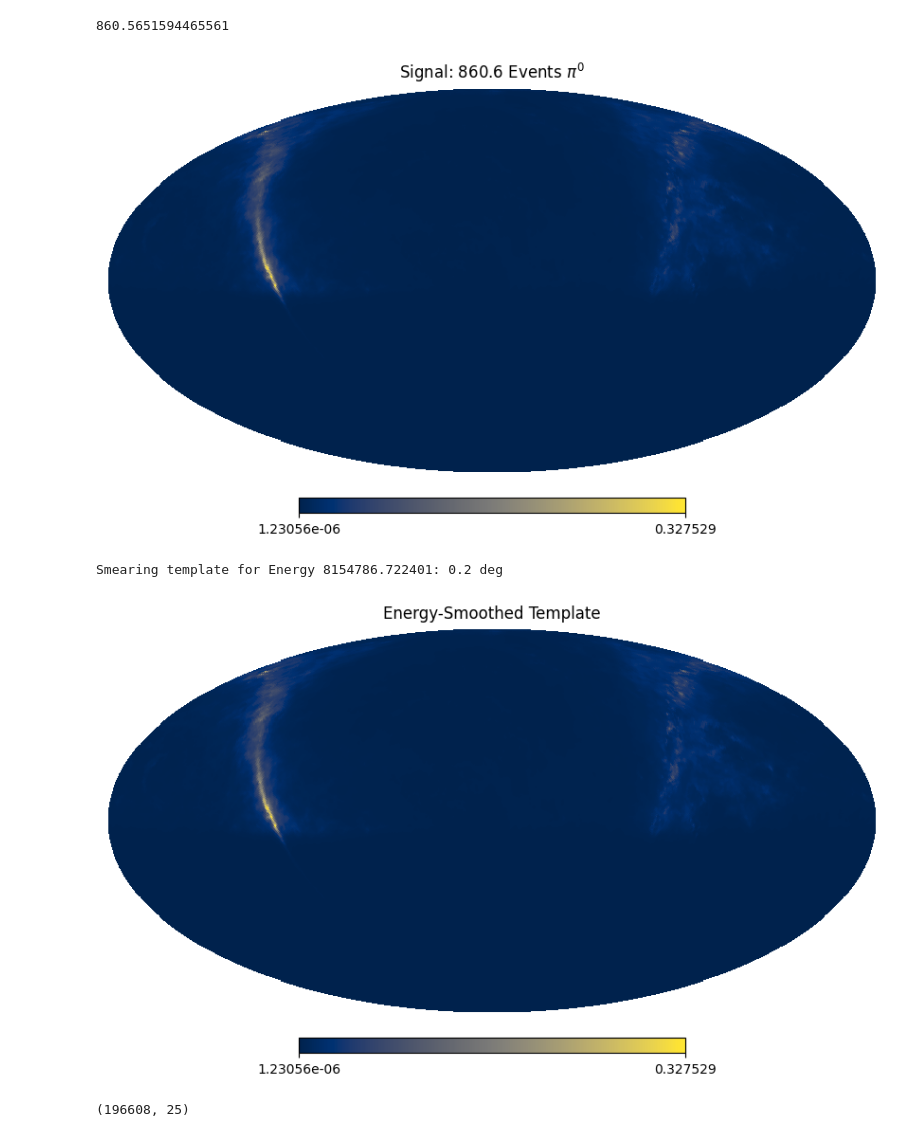
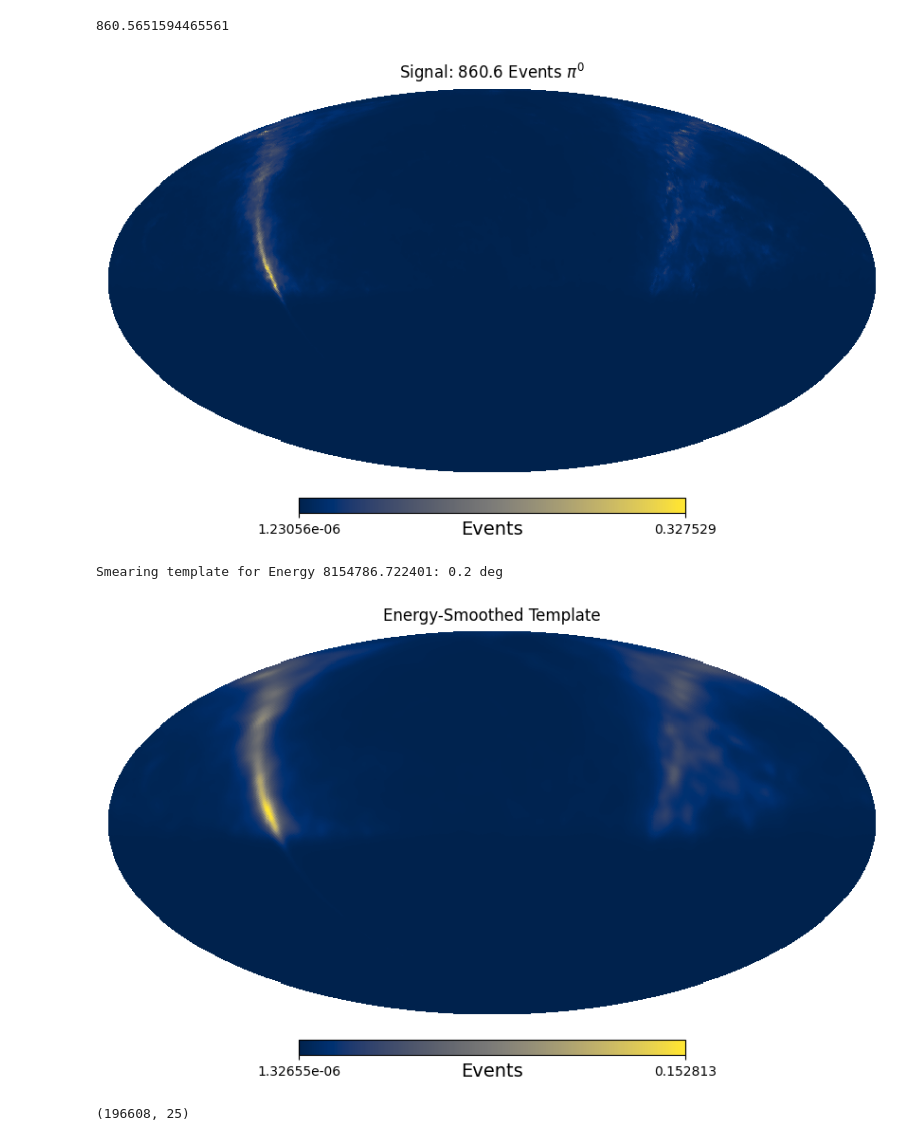
Before and after one commit to ssclafani949/pone_scripts, a Jupyter notebook: nb/flux_to_events_demo-pstracks-Template.ipynb, the cells around one changed output. Saved outputs shown, nothing was run; the diff lists cells and outputs as text; code cells hidden in the pictures.

```diff
--- a/nb/flux_to_events_demo-pstracks-Template.ipynb
+++ b/nb/flux_to_events_demo-pstracks-Template.ipynb
@@ -322,9 +322,9 @@ k_s.sum()
 # %% [output]
 860.5651594465561
 # %%
-hp.mollview(np.sum(k_s, axis=1), rot=(180,0), title='Signal: {:.1f} Events $\pi^0$'.format(k_s.sum()))
+hp.mollview(np.sum(k_s, axis=1), rot=(180,0), unit='Events', title='Signal: {:.1f} Events $\pi^0$'.format(k_s.sum()))
 # %% [output]
-[figure, old version]
+[figure, new version]
 # %%
 ##smear the template with ang unc bins
 angres = np.linspace(2,0.25,25)
@@ -336,5 +336,3 @@ for i, angerr in enumerate(angres):
     smeared_template[:,i] = hp.smoothing(template, sigma=np.radians(angerr))
 # %% [output]
 Smearing template for Energy 8154786.722401: 0.2 deg
-# %%
-smeared_template = k_s
@@ -341,7 +341,7 @@ smeared_template = k_s
 # %%
-hp.mollview(np.sum(smeared_template, axis=1), rot=(180,0), title='Energy-Smoothed Template')
+hp.mollview(np.sum(smeared_template, axis=1),unit='Events', rot=(180,0), title='Energy-Smoothed Template')
 # %% [output]
-[figure, old version]
+[figure, new version]
 # %%
 ### bkg_b
 # %%
```
Also changed, not shown: parts of 12 cells of this notebook, 2 other files.
